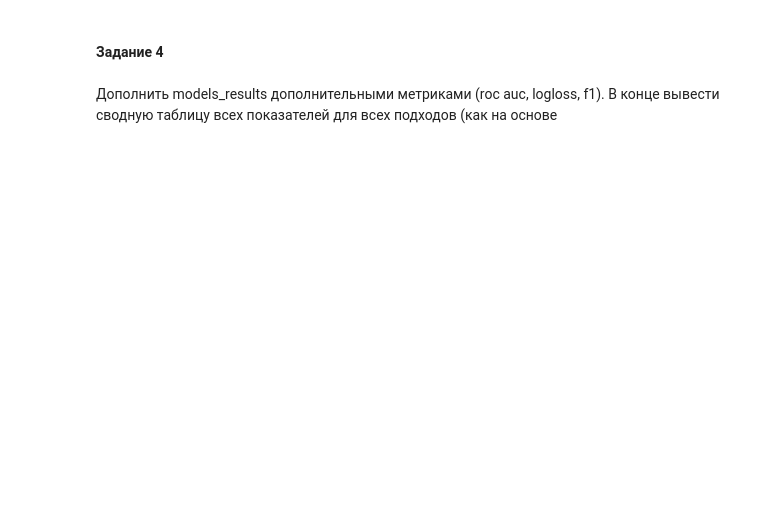
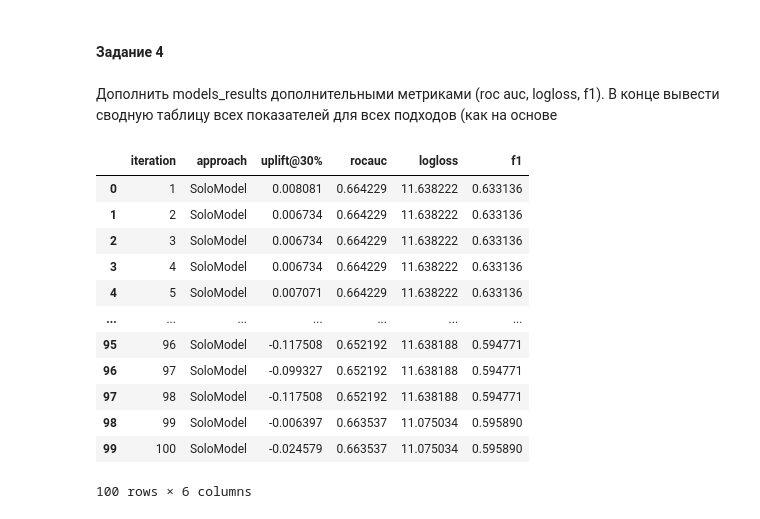
Before and after one commit to superbe/MachineLearningInBusiness, a Jupyter notebook: Lesson 7.ipynb, the cells around one changed output. Saved outputs shown, nothing was run; the diff lists cells and outputs as text; code cells hidden in the pictures; blank space fills up the shorter version.

```diff
--- a/Lesson 7.ipynb
+++ b/Lesson 7.ipynb
@@ -76,0 +452,39 @@
+# %%
+models_results = {
+    'iteration': [],
+    'approach': [],
+    'uplift@30%': [],
+    'rocauc': [],
+    'logloss': [],
+    'f1': [],
+}
+# %%
+for i in range(1, 101):
+    sm = SoloModel(CatBoostClassifier(iterations=i, thread_count=2, random_state=42, silent=True))
+    sm = sm.fit(X_train, y_train, treat_train, estimator_fit_params={'cat_features': cat_features})
+    uplift_sm = sm.predict(X_val)
+    sm_score = uplift_at_k(y_true=y_val, uplift=uplift_sm, treatment=treat_val, strategy='by_group', k=0.3)
+    y_pred = [(1 if i > 0 else 0) for i in uplift_sm]
+
+    models_results['iteration'].append(i)
+    models_results['approach'].append('SoloModel')
+    models_results['uplift@30%'].append(sm_score)
+    models_results['rocauc'].append(roc_auc_score(y_val, y_pred))
+    models_results['logloss'].append(log_loss(y_val, y_pred))
+    models_results['f1'].append(f1_score(y_val, y_pred))
+# %%
+pd.DataFrame(models_results)
+# %% [output]
+|  | iteration | approach | uplift@30% | rocauc | logloss | f1 |
+| 0 | 1 | SoloModel | 0.008081 | 0.664229 | 11.638222 | 0.633136 |
+| 1 | 2 | SoloModel | 0.006734 | 0.664229 | 11.638222 | 0.633136 |
+| 2 | 3 | SoloModel | 0.006734 | 0.664229 | 11.638222 | 0.633136 |
+| 3 | 4 | SoloModel | 0.006734 | 0.664229 | 11.638222 | 0.633136 |
+| 4 | 5 | SoloModel | 0.007071 | 0.664229 | 11.638222 | 0.633136 |
+| ... | ... | ... | ... | ... | ... | ... |
+| 95 | 96 | SoloModel | -0.117508 | 0.652192 | 11.638188 | 0.594771 |
+| 96 | 97 | SoloModel | -0.099327 | 0.652192 | 11.638188 | 0.594771 |
+| 97 | 98 | SoloModel | -0.117508 | 0.652192 | 11.638188 | 0.594771 |
+| 98 | 99 | SoloModel | -0.006397 | 0.663537 | 11.075034 | 0.595890 |
+| 99 | 100 | SoloModel | -0.024579 | 0.663537 | 11.075034 | 0.595890 |
+100 rows × 6 columns
```
Also changed, not shown: parts of 75 cells of this notebook, 1 other file.
